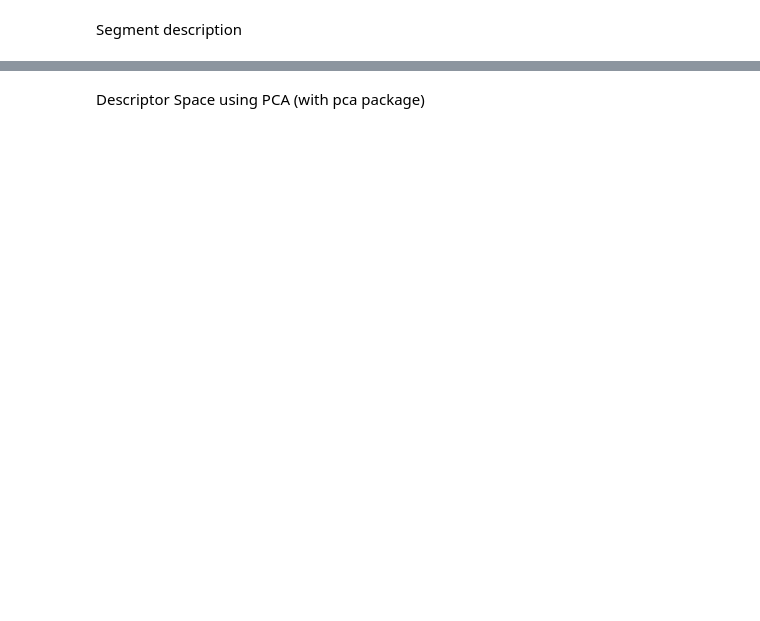
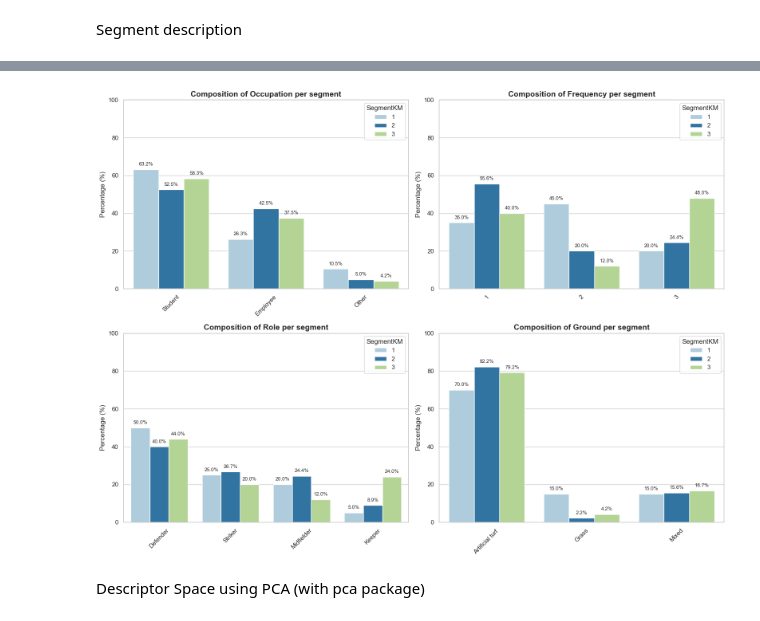
Before and after one commit to FraSeb6/Maketing_analysis, a Jupyter notebook: segmentation.ipynb, the cells around one changed output, grey strips where cells are left out. Drawn from its saved outputs; the diff is of its cells as text; code cells hidden in the pictures; blank space fills up the shorter version.

```diff
--- a/segmentation.ipynb
+++ b/segmentation.ipynb
@@ -526,3 +544,46 @@ akuna_descriptor_data_Means.style.apply(style_cols).format("{:.1f}")
+# %%
+vars_to_plot = ['Occupation', 'Frequency', 'Role', 'Ground']
+
+fig, axes = plt.subplots(nrows=2, ncols=2, figsize=(16, 12))
+axes = axes.flatten()
+
+for i, var in enumerate(vars_to_plot):
+    prop_df = (akuna_descriptor_data.groupby('SegmentKM')[var]
+               .value_counts(normalize=True)
+               .rename('percentage')
+               .reset_index())
+
+    prop_df['percentage'] *= 100
+
+    sns.barplot(
+        data=prop_df,
+        x=var,
+        y='percentage',
+        hue='SegmentKM',
+        ax=axes[i],
+        palette='Paired'
+    )
+
+    axes[i].set_title(f'Composition of {var} per segment', fontsize=14, fontweight='bold')
+    axes[i].set_xlabel('')
+    axes[i].set_ylabel('Percentage (%)')
+    axes[i].set_ylim(0, 100)
+    axes[i].tick_params(axis='x', rotation=45)
+
+    # Aggiunta etichette percentuali sopra le barre (opzionale)
+    for p in axes[i].patches:
+        if p.get_height() > 0:
+            axes[i].annotate(f'{p.get_height():.1f}%',
+                             (p.get_x() + p.get_width() / 2., p.get_height()),
+                             ha = 'center', va = 'center',
+                             xytext = (0, 9),
+                             textcoords = 'offset points',
+                             fontsize=9)
+
+plt.tight_layout()
+plt.show()
+# %% [output]
+[figure, added]
 # %% [markdown]
 Descriptor Space using PCA (with pca package)
 # %%
```
Also changed, not shown: parts of 16 cells of this notebook.
